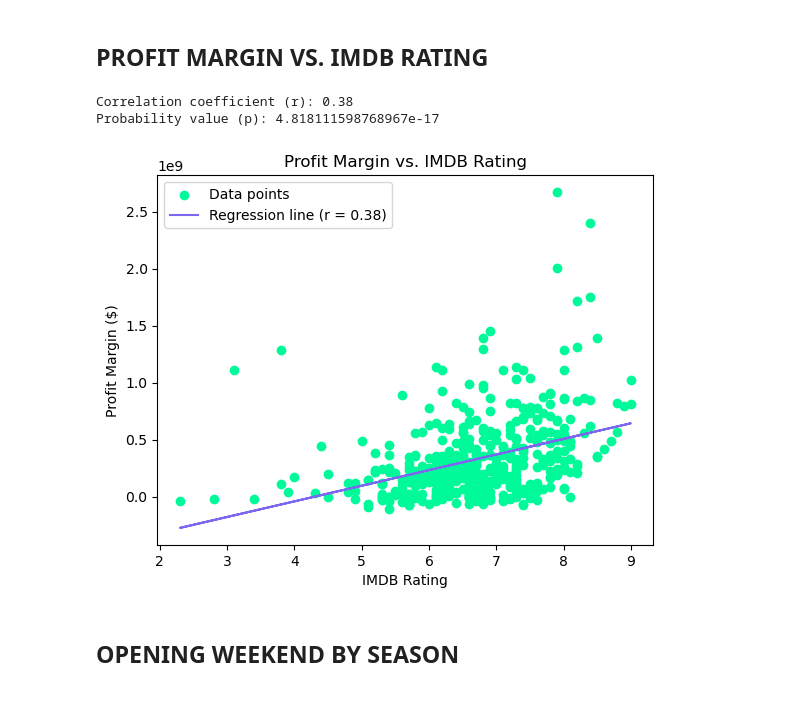
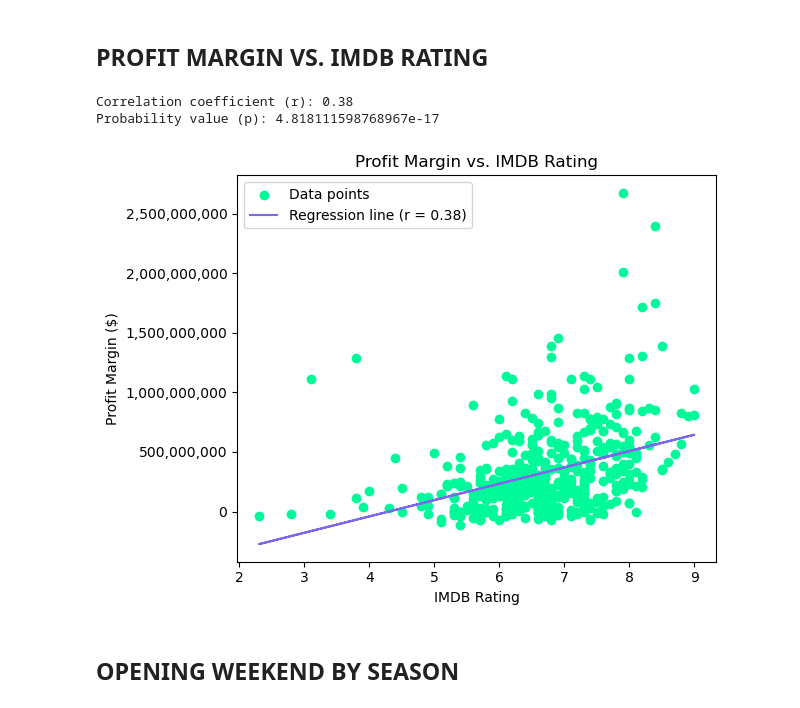
Before and after one commit to endoplasmicosmic/Movie-Success-Analytics, a Jupyter notebook: movie_FINAL.ipynb, the cells around one changed output. Saved outputs shown, nothing was run; the diff lists cells and outputs as text; code cells hidden in the pictures.

Commit message:
Adjusted figure labels and added new visuals to the folder in movie_finn and movie_FINAL files

```diff
--- a/movie_FINAL.ipynb
+++ b/movie_FINAL.ipynb
@@ -44,33 +44,36 @@ clean_data_df
 # %%
 # Calculate Profit Margin
 clean_data_df['Profit Margin'] = clean_data_df['Worldwide Gross'] - clean_data_df['Production Cost']
 
 # Perform linear regression using scipy
 rating = clean_data_df['Rating']
 profit_margin_1 = clean_data_df['Profit Margin']
 slope, intercept, r_value, p_value, std_err = linregress(rating, profit_margin_1)
 
 # Calculate the regression line values
 regression_line = slope * rating + intercept
 
 # Print the r_value and p_value
 print(f'Correlation coefficient (r): {r_value:.2f}')
 print(f'Probability value (p): {p_value}')
 
 # Plotting
 plt.scatter(rating, profit_margin_1, color='mediumspringgreen', label='Data points')
 plt.plot(rating, regression_line, color='mediumslateblue', label=f'Regression line (r = {r_value:.2f})')
 plt.xlabel('IMDB Rating')
 plt.ylabel('Profit Margin ($)')
 plt.title('Profit Margin vs. IMDB Rating')
 plt.legend()
+plt.gca().yaxis.set_major_formatter(ticker.FuncFormatter(lambda y, pos: f'{int(y):,}'))
+plt.tight_layout()
+
 #Save image to Visuals folder
 plt.savefig("movie_analysis_visualizations/profitvrating.png")
 plt.show()
 # %% [output]
 Correlation coefficient (r): 0.38
 Probability value (p): 4.818111598768967e-17
-[figure, old version]
+[figure, new version]
 # %% [markdown]
 ## OPENING WEEKEND BY SEASON
 # %%
```
Also changed, not shown: parts of 3 cells of this notebook, 3 other files.
